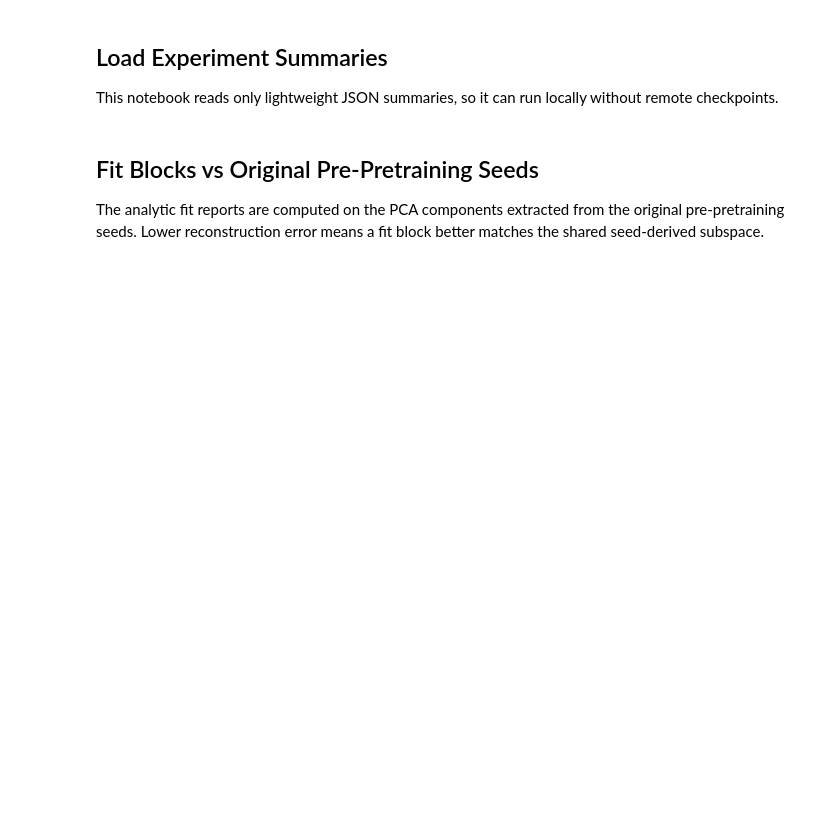
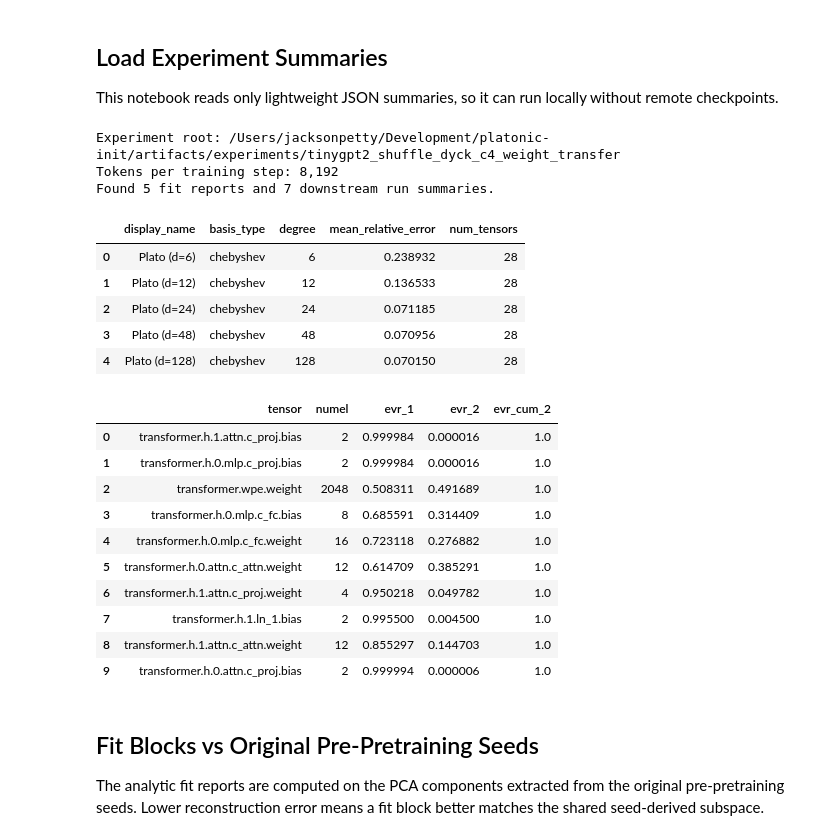
Before and after one commit to jopetty/platonic-init, a Jupyter notebook: notebooks/tinygpt2_c4_fit_reproduction_analysis.ipynb, the cells around one changed output. Cells and saved outputs as stored; diff of their text form; code cells hidden in the pictures; blank space fills up the shorter version.

```diff
--- a/notebooks/tinygpt2_c4_fit_reproduction_analysis.ipynb
+++ b/notebooks/tinygpt2_c4_fit_reproduction_analysis.ipynb
@@ -142,7 +194,7 @@ aes.set_palette(
 aes.update_palette(
     key="initializations",
     family="transfer",
-    color="Greens",
+    color="Purples",
     names=["weight_transfer"],
     display_name=init_display_name,
 )
@@ -154,7 +206,7 @@ aes.update_palette(
     display_name=init_display_name,
 )
 INIT_PALETTE = dict(aes.PALETTES["initializations"])
-INIT_LABEL_ORDER = ["Random", "Weight Transfer", *fit_display_order]
+INIT_LABEL_ORDER = ["Random", "PPT", *fit_display_order]
 tensor_rows = []
 for tensor_name, info in weight_summary.get("tensors", {}).items():
     evr = info.get("explained_variance_ratio", [])
@@ -164,33 +216,59 @@ for tensor_name, info in weight_summary.get("tensors", {}).items():
             "numel": info.get("numel"),
             "evr_1": evr[0] if len(evr) > 0 else None,
             "evr_2": evr[1] if len(evr) > 1 else None,
             "evr_cum_2": sum(evr[:2]) if evr else None,
         }
     )
 seed_df = (
     pd.DataFrame(tensor_rows)
     .sort_values("evr_cum_2", ascending=False)
     .reset_index(drop=True)
 )
 seed_evr_map = (
     seed_df.set_index("tensor")["evr_cum_2"]
     if not seed_df.empty
     else pd.Series(dtype=float)
 )
+seed_numel_map = (
+    seed_df.set_index("tensor")["numel"]
+    if not seed_df.empty
+    else pd.Series(dtype=float)
+)
 
 summary_results = init_eval.get("results", [])
 curve_results = init_eval_curves.get("results") or summary_results
 
 print(f"Experiment root: {EXPERIMENT_ROOT}")
 print(f"Tokens per training step: {TOKENS_PER_STEP:,}")
 summary_count = len(summary_results)
 print(f"Found {len(fit_df)} fit reports and {summary_count} downstream run summaries.")
 display(
     fit_df[
         ["display_name", "basis_type", "degree", "mean_relative_error", "num_tensors"]
     ]
 )
 display(seed_df.head(10))
+# %% [output]
+Experiment root: /Users/jacksonpetty/Development/platonic-init/artifacts/experiments/tinygpt2_shuffle_dyck_c4_weight_transfer
+Tokens per training step: 8,192
+Found 5 fit reports and 7 downstream run summaries.
+|  | display_name | basis_type | degree | mean_relative_error | num_tensors |
+| 0 | Plato (d=6) | chebyshev | 6 | 0.238932 | 28 |
+| 1 | Plato (d=12) | chebyshev | 12 | 0.136533 | 28 |
+| 2 | Plato (d=24) | chebyshev | 24 | 0.071185 | 28 |
+| 3 | Plato (d=48) | chebyshev | 48 | 0.070956 | 28 |
+| 4 | Plato (d=128) | chebyshev | 128 | 0.070150 | 28 |
+|  | tensor | numel | evr_1 | evr_2 | evr_cum_2 |
+| 0 | transformer.h.1.attn.c_proj.bias | 2 | 0.999984 | 0.000016 | 1.0 |
+| 1 | transformer.h.0.mlp.c_proj.bias | 2 | 0.999984 | 0.000016 | 1.0 |
+| 2 | transformer.wpe.weight | 2048 | 0.508311 | 0.491689 | 1.0 |
+| 3 | transformer.h.0.mlp.c_fc.bias | 8 | 0.685591 | 0.314409 | 1.0 |
+| 4 | transformer.h.0.mlp.c_fc.weight | 16 | 0.723118 | 0.276882 | 1.0 |
+| 5 | transformer.h.0.attn.c_attn.weight | 12 | 0.614709 | 0.385291 | 1.0 |
+| 6 | transformer.h.1.attn.c_proj.weight | 4 | 0.950218 | 0.049782 | 1.0 |
+| 7 | transformer.h.1.ln_1.bias | 2 | 0.995500 | 0.004500 | 1.0 |
+| 8 | transformer.h.1.attn.c_attn.weight | 12 | 0.855297 | 0.144703 | 1.0 |
+| 9 | transformer.h.0.attn.c_proj.bias | 2 | 0.999994 | 0.000006 | 1.0 |
 # %% [markdown]
 ## Fit Blocks vs Original Pre-Pretraining Seeds
 
```
Also changed, not shown: parts of 8 cells of this notebook, 39 other files.
